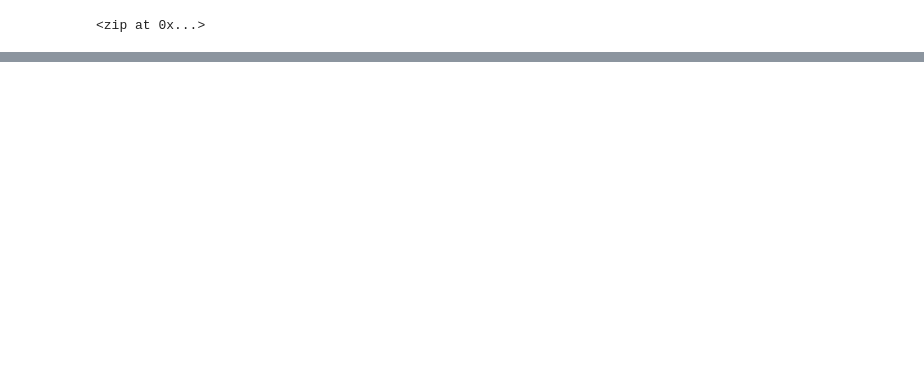
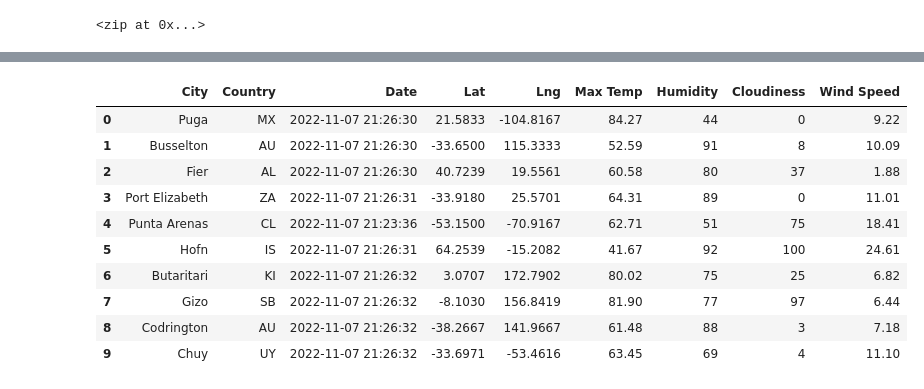
Before and after one commit to doliver231/World_Weather_Analysis, a Jupyter notebook: WeatherPy.ipynb, the cells around one changed output, grey strips where cells are left out. Drawn from its saved outputs; the diff is of its cells as text; code cells hidden in the pictures; blank space fills up the shorter version.

```diff
--- a/WeatherPy.ipynb
+++ b/WeatherPy.ipynb
@@ -32,0 +143,16 @@ len(cities)
+# %%
+new_column_order = ["City", "Country", "Date", "Lat", "Lng", "Max Temp", "Humidity", "Cloudiness", "Wind Speed"]
+city_data_df = city_data_df[new_column_order]
+city_data_df.head(10)
+# %% [output]
+|  | City | Country | Date | Lat | Lng | Max Temp | Humidity | Cloudiness | Wind Speed |
+| 0 | Puga | MX | 2022-11-07 21:26:30 | 21.5833 | -104.8167 | 84.27 | 44 | 0 | 9.22 |
+| 1 | Busselton | AU | 2022-11-07 21:26:30 | -33.6500 | 115.3333 | 52.59 | 91 | 8 | 10.09 |
+| 2 | Fier | AL | 2022-11-07 21:26:30 | 40.7239 | 19.5561 | 60.58 | 80 | 37 | 1.88 |
+| 3 | Port Elizabeth | ZA | 2022-11-07 21:26:31 | -33.9180 | 25.5701 | 64.31 | 89 | 0 | 11.01 |
+| 4 | Punta Arenas | CL | 2022-11-07 21:23:36 | -53.1500 | -70.9167 | 62.71 | 51 | 75 | 18.41 |
+| 5 | Hofn | IS | 2022-11-07 21:26:31 | 64.2539 | -15.2082 | 41.67 | 92 | 100 | 24.61 |
+| 6 | Butaritari | KI | 2022-11-07 21:26:32 | 3.0707 | 172.7902 | 80.02 | 75 | 25 | 6.82 |
+| 7 | Gizo | SB | 2022-11-07 21:26:32 | -8.1030 | 156.8419 | 81.90 | 77 | 97 | 6.44 |
+| 8 | Codrington | AU | 2022-11-07 21:26:32 | -38.2667 | 141.9667 | 61.48 | 88 | 3 | 7.18 |
+| 9 | Chuy | UY | 2022-11-07 21:26:32 | -33.6971 | -53.4616 | 63.45 | 69 | 4 | 11.10 |
```
Also changed, not shown: parts of 5 cells of this notebook, 4 other files.
